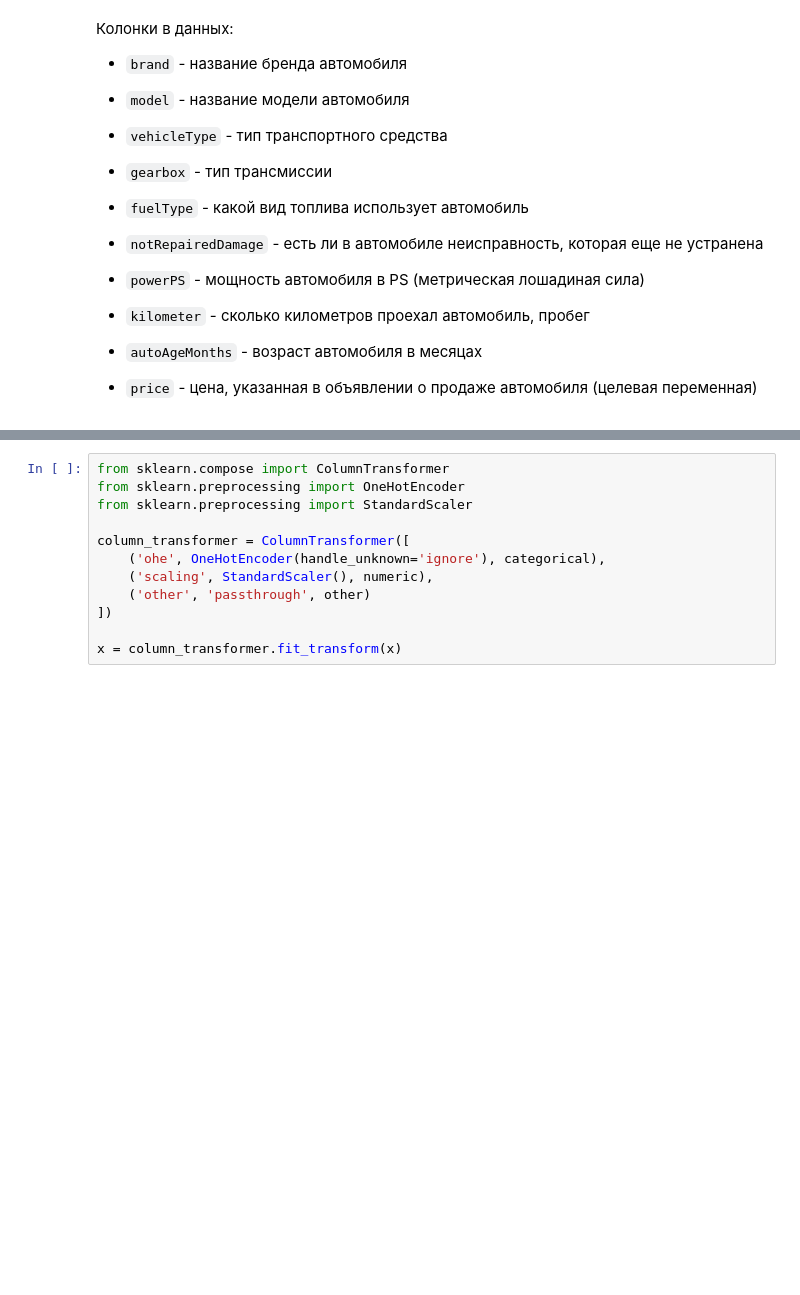
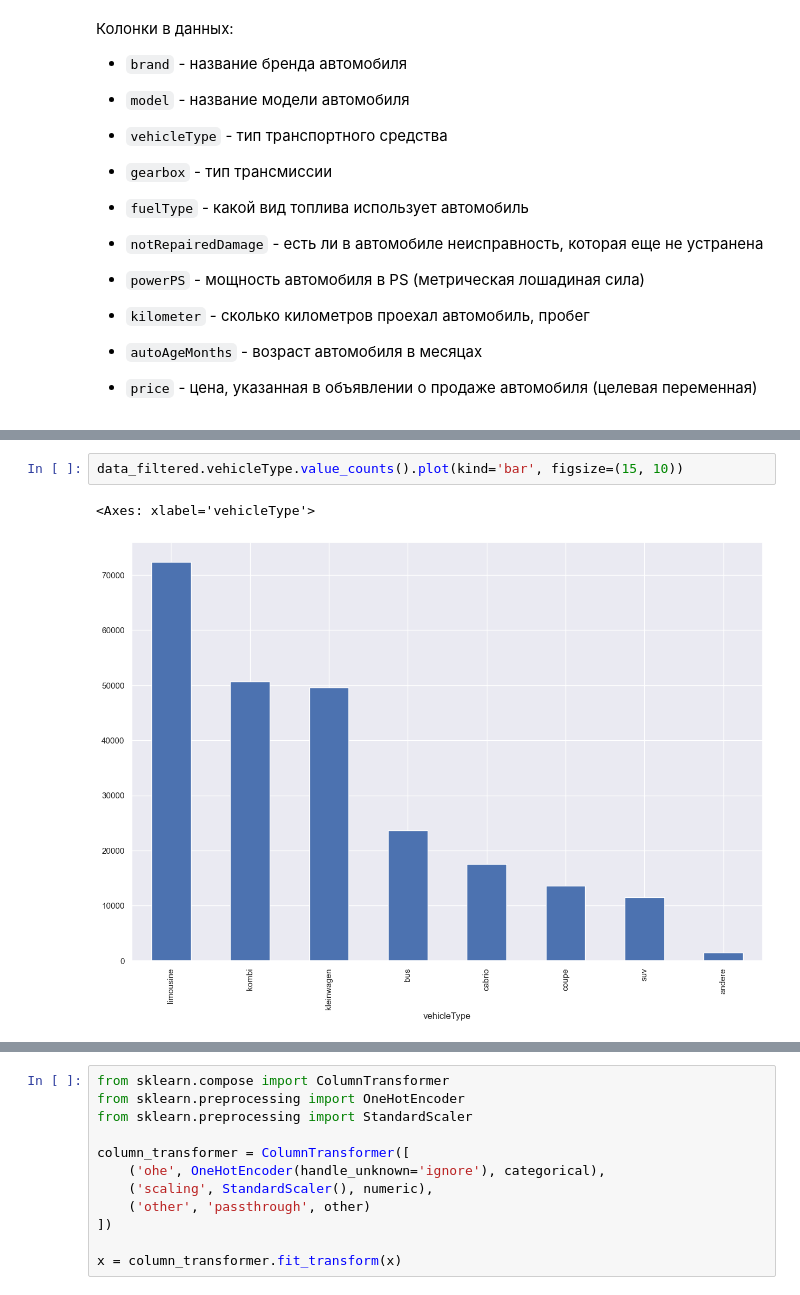
Before and after one commit to KoryakovDmitry/mai-ml-grad-desc-lab4, a Jupyter notebook: ML MAI & SBER. GD. LAB 4.ipynb, the cells around one changed output, grey strips where cells are left out. Saved outputs shown, nothing was run; the diff lists cells and outputs as text; blank space fills up the shorter version.

```diff
--- a/ML MAI & SBER. GD. LAB 4.ipynb
+++ b/ML MAI & SBER. GD. LAB 4.ipynb
@@ -519,0 +620,5 @@ other = []
+# %%
+data_filtered.vehicleType.value_counts().plot(kind='bar', figsize=(15, 10))
+# %% [output]
+<Axes: xlabel='vehicleType'>
+[figure, added]
```
Also changed, not shown: parts of 30 cells of this notebook.
